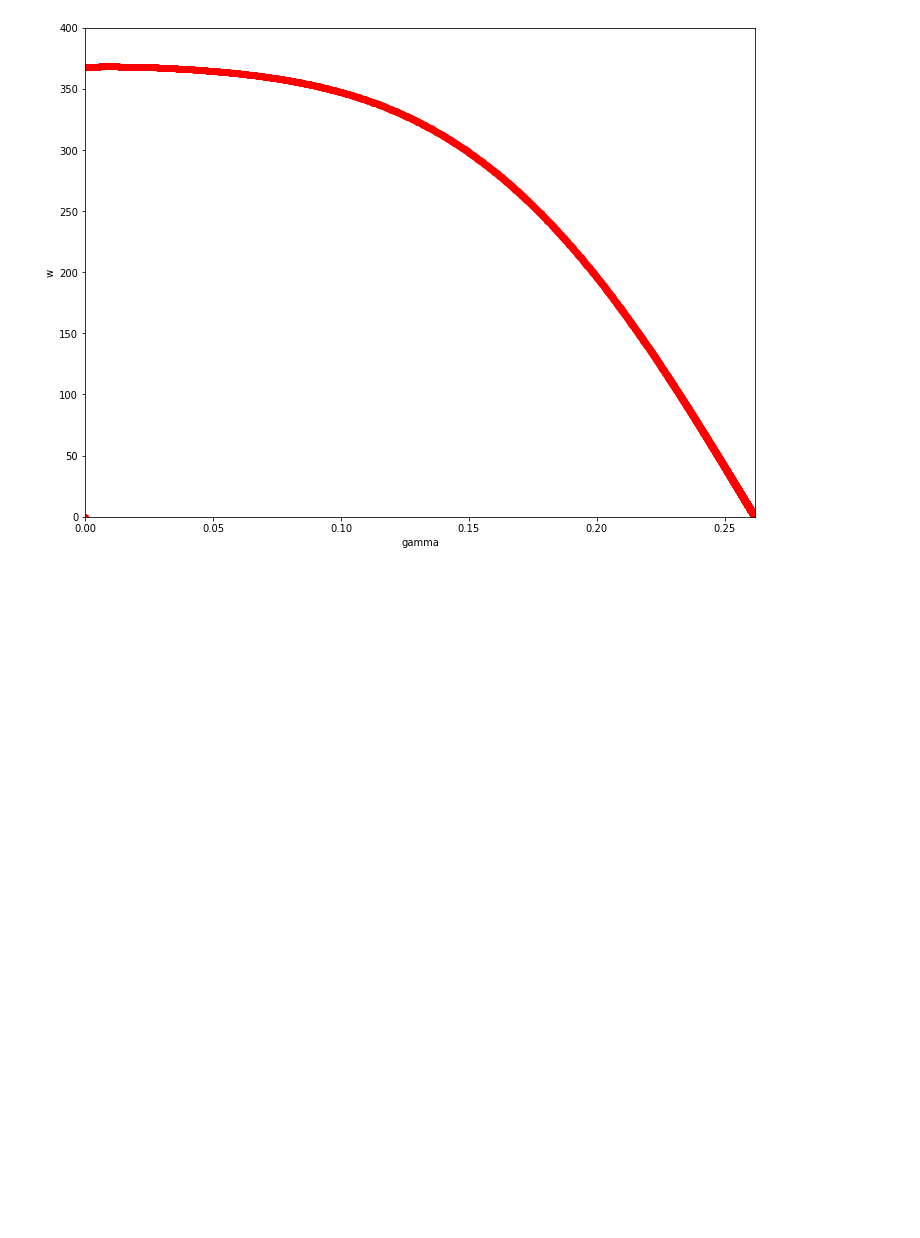
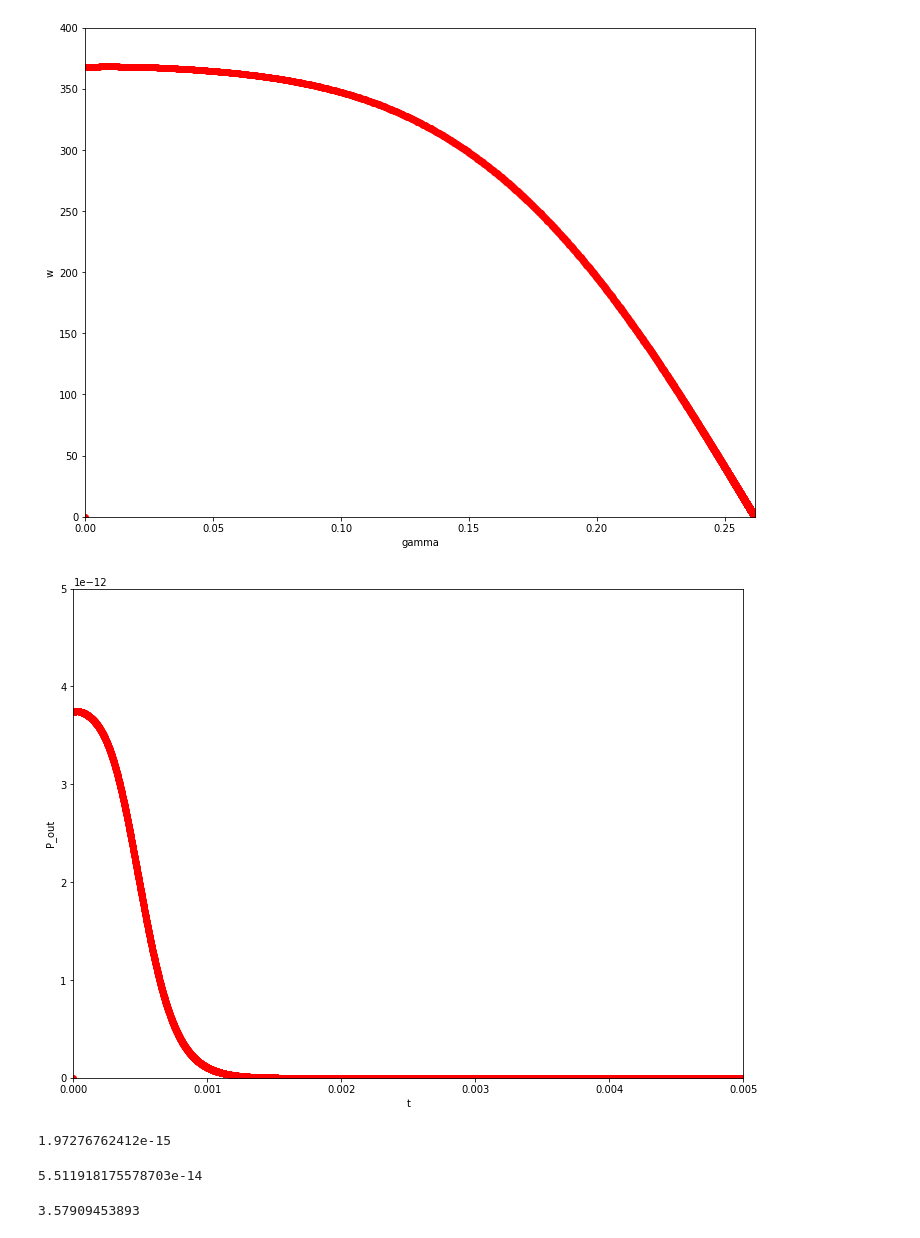
Before and after one commit to Paul-Burdekin/Nano-project, a Jupyter notebook: code 1902 (well known name).ipynb, the cells around one changed output. Saved outputs shown, nothing was run; the diff lists cells and outputs as text; code cells hidden in the pictures; blank space fills up the shorter version.

```diff
--- a/code 1902 (well known name).ipynb
+++ b/code 1902 (well known name).ipynb
@@ -132,7 +132,7 @@ def Input_energy (n, e, Cdot, Rt, h, m_eeff, diam, E_g, m_heff, noc, cap_vol, R_
     #for capacitor charging
     E_cC = (PCs[0][3] * cap_vol)
     #for -ve charged dots, energy corresponds to that needed to the required voltage to cause electrons to tunnel into the dot
-    E_cQD = (Charging_voltage( n, e, Cdot) * noc * e )
+    E_cQD = (Charging_voltage_QD( n, e, Cdot) * noc * e )
     #for +ve charged dots, energy corresponds to laser energy plus voltage emergy to make electrons tunnel out of the dot
     #laser energy depends on bandgap/energy level seperation
     if (noc % 2 == 0):
@@ -146,6 +146,9 @@ def Input_energy (n, e, Cdot, Rt, h, m_eeff, diam, E_g, m_heff, noc, cap_vol, R_
     E_intotal = (E_cQD * n) + ( (n/2) * (E_l + E_cC) )
     return E_intotal
 
+def Output_power(angv, torque):
+    return angv * torque
+
 def Output_energy(angv, I):
     E_out = 0.5 * I * (angv**2)
     return E_out
@@ -263,3 +266,18 @@ tStop = 5e-3
 tInc = 1e-6
 t_array = np.arange( 0, tStop, tInc)
 sol = odeint( solvr, [0,0], t_array, args=(params,) )
+# %%
+keep_i = 0
+for i in np.arange( 0, len(t_array) ):
+    if sol[i][0] >= step:
+        keep_i = i
+        break
+    else:
+        keep_i = len(t_array)
+
+print (step)
+print (len(t_array))
+print (keep_i)
+snipped_sol = np.zeros((keep_i, 2))
+snipped_sol = sol[:keep_i]
+print (snipped_sol)
@@ -296,3 +325,42 @@ for i in np.arange( 0, len(t_array) ):
 plt.show()
 # %% [output]
 [figure]
+# %%
+fig5 = plt.figure(figsize=(12, 9))
+ex1 = fig5.add_subplot(111)
+ex1.set_xlabel('t')
+ex1.set_ylabel('P_out')
+ex1.set_ylim( 0 , 5e-12 )
+ex1.set_xlim( 0 , tStop )
+p_out_list = []
+p_out = 0
+for i in np.arange( 0, len(t_array) ):
+    p_out = Output_power(sol[i][1], func(sol[i][0], A, B, C, D, E, F) )
+    #print (p_out)
+    ex1.scatter( t_array[i], p_out, color='r' )
+    p_out_list.append(p_out)
+
+plt.show()
+# %% [output]
+[figure, added]
+# %%
+E_OUT = 0
+for i in np.arange( 0, len(t_array) ):
+    E_OUT += p_out_list[i] * tInc
+
+print (E_OUT)
+# %% [output]
+1.97276762412e-15
+# %%
+"""Computes input power for each step"""
+Cdot = QD_capacitance( eps, diam)
+E_in = Input_energy (n, e, Cdot, Rt, h, m_eeff, diam, E_g, m_heff, noc, cap_vol, R_c)
+print (E_in) #total input energy
+# %% [output]
+5.511918175578703e-14
+# %%
+"""Efficiency"""
+eff = efficiency(E_in, E_OUT)
+print (eff*100)
+# %% [output]
+3.57909453893
```
Also changed, not shown: parts of 1 cell of this notebook.
